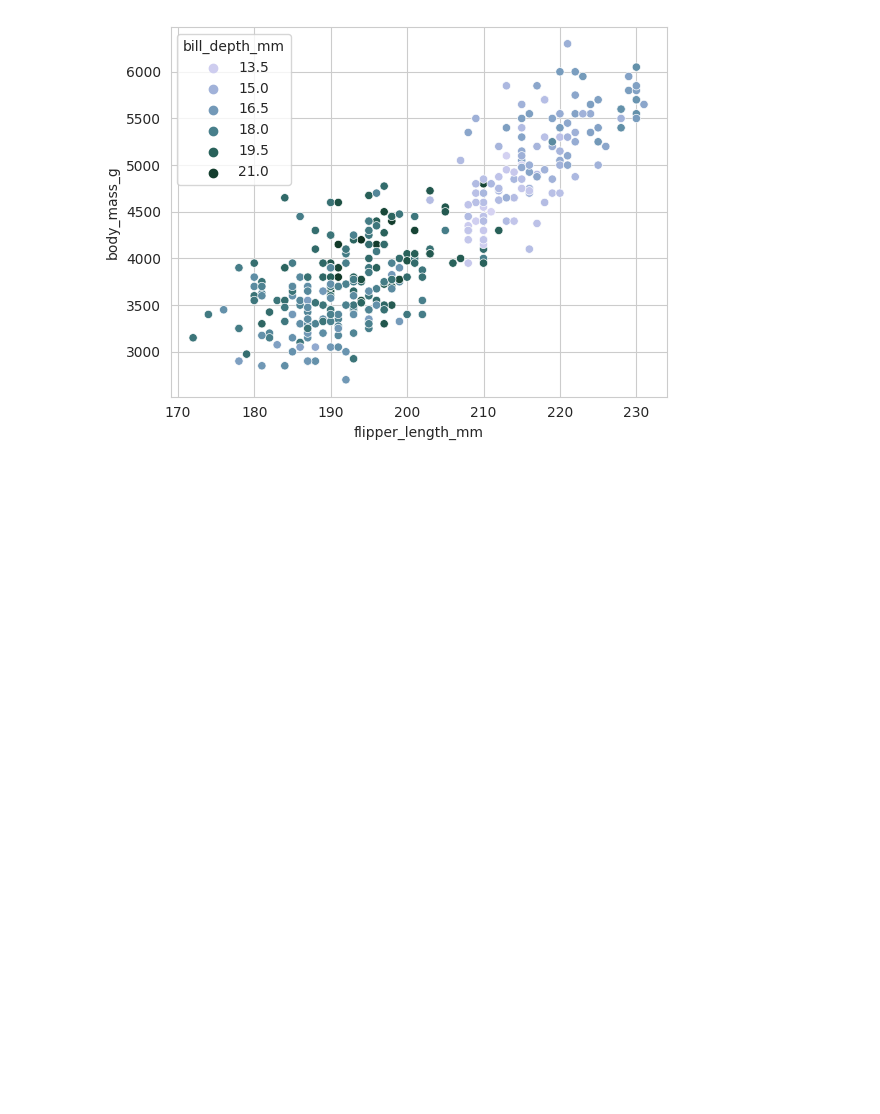
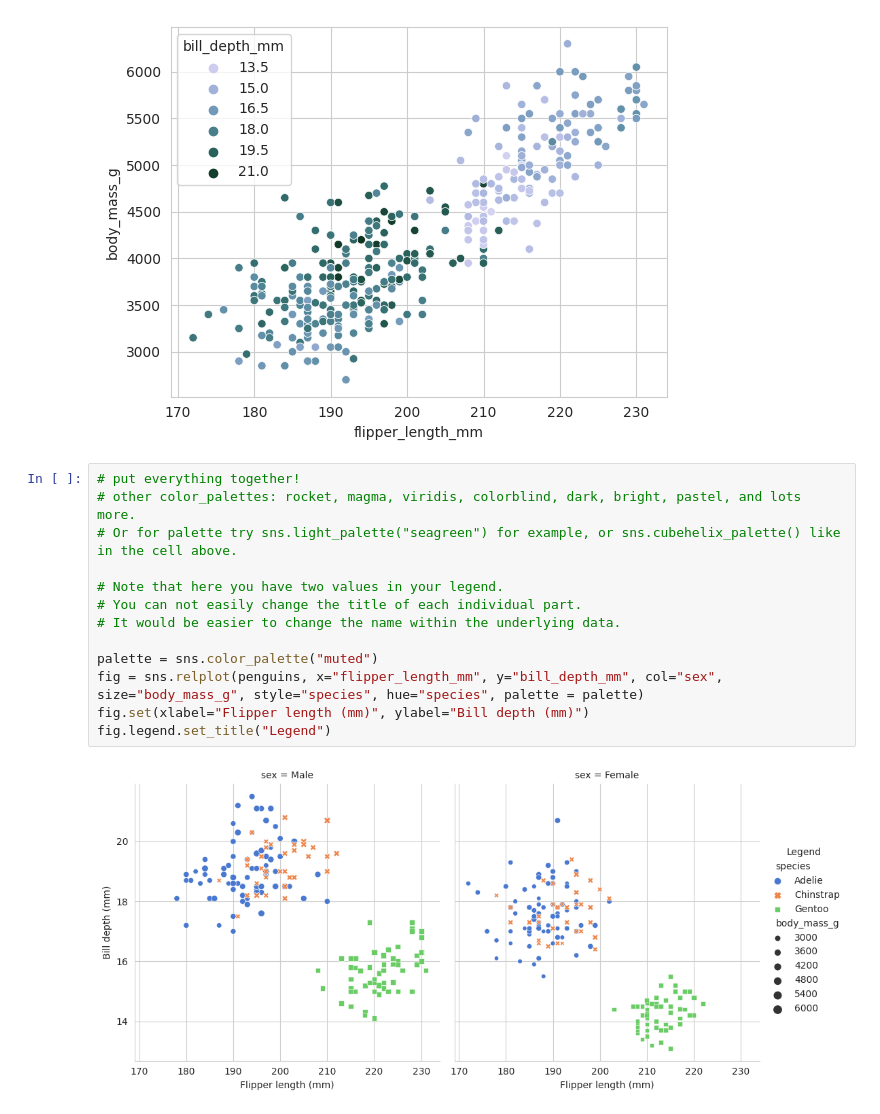
Before and after one commit to Marvjowa/seaborn-examples, a Jupyter notebook: seaborn-example.ipynb, the cells around one changed output. Saved outputs shown, nothing was run; the diff lists cells and outputs as text; blank space fills up the shorter version.

Commit message:
added final cell

```diff
--- a/seaborn-example.ipynb
+++ b/seaborn-example.ipynb
@@ -276,3 +276,18 @@ sns.scatterplot(penguins, x="flipper_length_mm", y="body_mass_g", hue="bill_dept
 # %% [output]
 <AxesSubplot: xlabel='flipper_length_mm', ylabel='body_mass_g'>
 [figure]
+# %%
+# put everything together!
+# other color_palettes: rocket, magma, viridis, colorblind, dark, bright, pastel, and lots more.
+# Or for palette try sns.light_palette("seagreen") for example, or sns.cubehelix_palette() like in the cell above.
+
+# Note that here you have two values in your legend.
+# You can not easily change the title of each individual part.
+# It would be easier to change the name within the underlying data.
+
+palette = sns.color_palette("muted")
+fig = sns.relplot(penguins, x="flipper_length_mm", y="bill_depth_mm", col="sex", size="body_mass_g", style="species", hue="species", palette = palette)
+fig.set(xlabel="Flipper length (mm)", ylabel="Bill depth (mm)")
+fig.legend.set_title("Legend")
+# %% [output]
+[figure, added]
```
